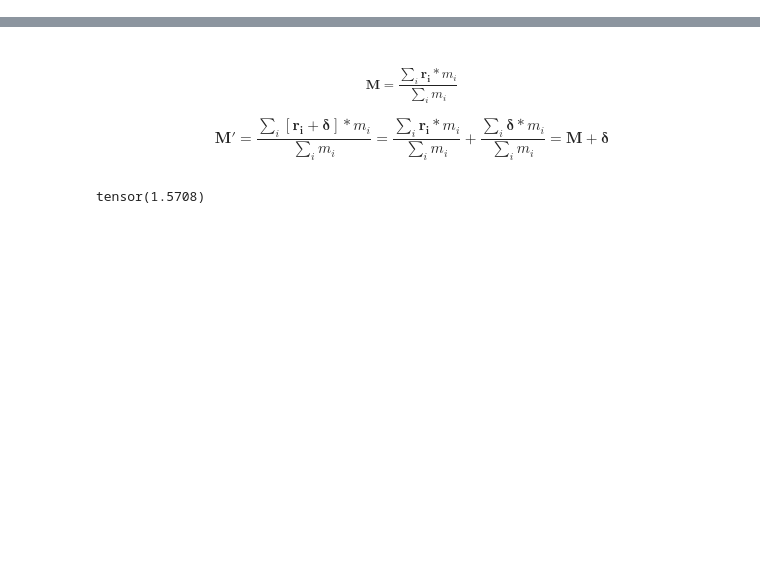
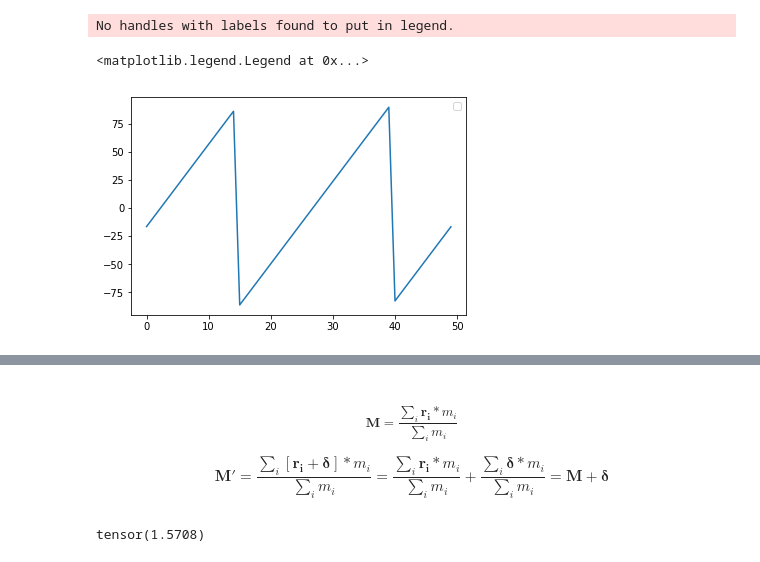
Before and after one commit to davemeijdam/map-generalization-thesis-2021, a Jupyter notebook: notebooks/moments_.ipynb, the cells around one changed output, grey strips where cells are left out. Drawn from its saved outputs; the diff is of its cells as text; code cells hidden in the pictures; blank space fills up the shorter version.

```diff
--- a/notebooks/moments_.ipynb
+++ b/notebooks/moments_.ipynb
@@ -105,7 +101,7 @@ dataset3 = datasets.MNIST('~/Developer/datasets', train=True,
 dataset4 = datasets.MNIST('~/Developer/datasets', train=True,
                           transform=transforms.Compose([
 #                              transforms.RandomCrop(28, padding=2), # random shift by +- 2 pixels in all direcitons
-                              transforms.RandomAffine(degrees=0, translate=None, scale=(0.8,1.2)),
+                              transforms.RandomAffine(degrees=0, translate=None, scale=(0.5,1.4)),
                               transforms.ToTensor(),
                               TensorToPolygon(),
                               Transform1d2d()
@@ -224,3 +229,33 @@ def canonical_transformation(xy, original):
+# %%
+angles = torch.linspace(0, 2*3.14, 50)
+m_20 = []
+m_02 = []
+m_11 = []
+for a in angles:
+    m_20_, m_02_, m_11_ = canonical_transformation(rot(default, a))
+    m_20.append(m_20_.item())
+    m_02.append(m_02_.item())
+    m_11.append(m_11_.item())
+m_20 = np.array(m_20)
+m_02 = np.array(m_02)
+m_11 = np.array(m_11)
+# %%
+angles = torch.linspace(0, 2*3.14, 50)
+angle_pred = []
+for a in angles:
+    angle_pred.append(canonical_transformation(rot(default, a)))
+angle_pred = np.array(angle_pred) * 180 / 3.14
+# %%
+# plt.plot(m_20 - m_02, label='X')
+# plt.plot(2 * m_11, label='Y')
+# plt.plot([0] * len(m_11))
+plt.plot(angle_pred)
+# plt.plot(ls/2)
+plt.legend(loc='best')
+# %% [output]
+No handles with labels found to put in legend.
+<matplotlib.legend.Legend at 0x...>
+[figure, added]
 # %%
 #rotated = dataset2[0][0]
 #print(mu(rotated,1,1))
```
Also changed, not shown: parts of 11 cells of this notebook.
